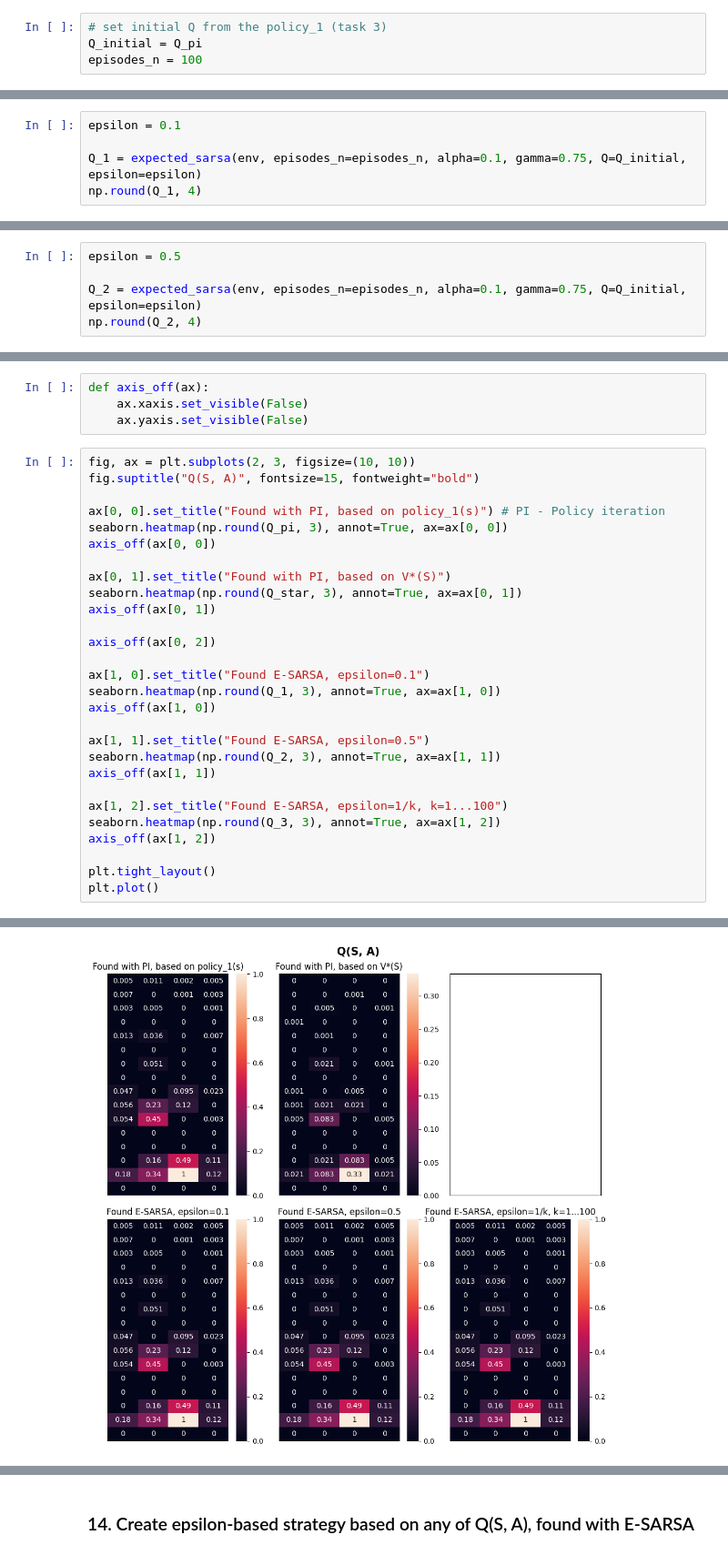
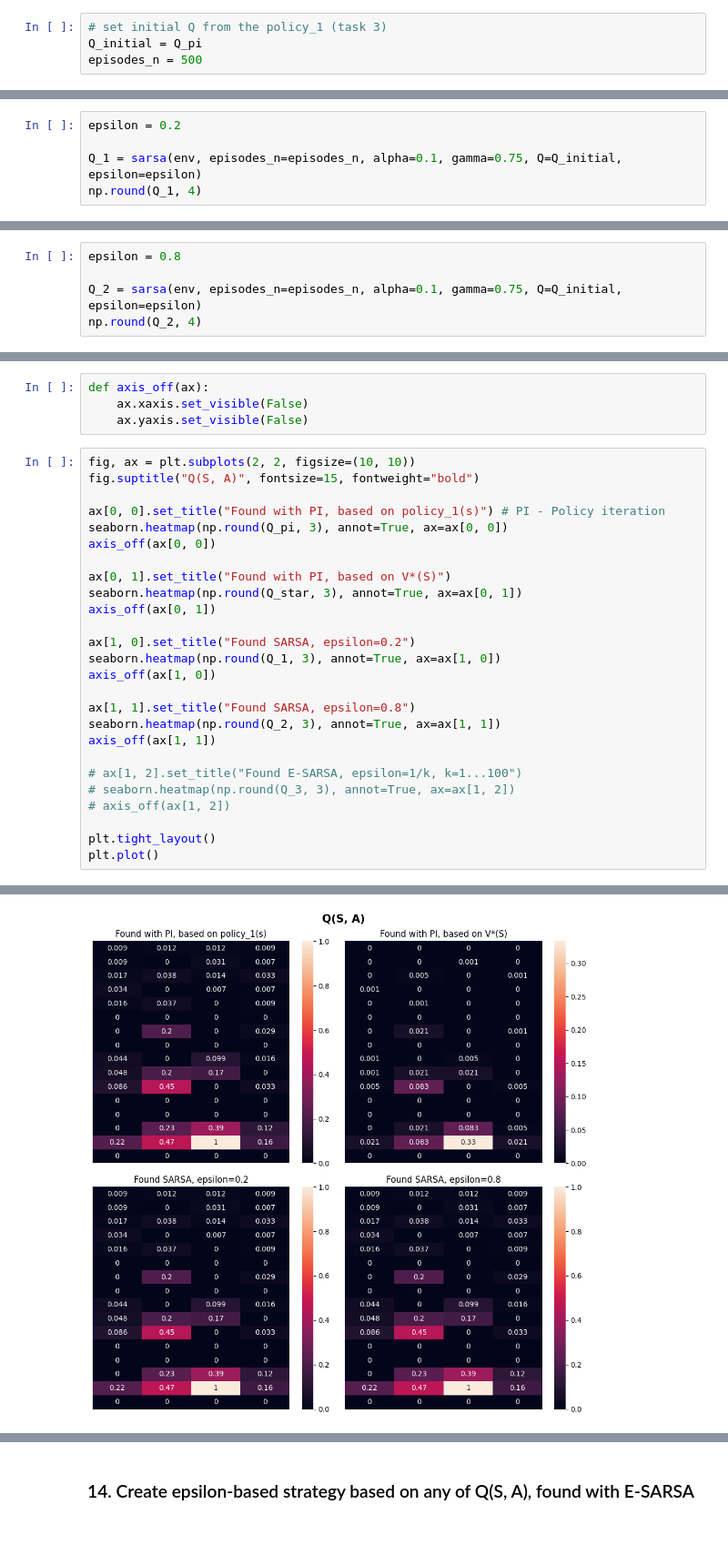
Before and after one commit to AnnaBozhenko/RL, a Jupyter notebook: lab_1/lab_1.ipynb, the cells around one changed output, grey strips where cells are left out. Shown at 91% size. Saved outputs shown, nothing was run; the diff lists cells and outputs as text.

Commit message:
E-SARSA was replaced with SARSA, 50 episodes were run, graphs are rendered.

```diff
--- a/lab_1/lab_1.ipynb
+++ b/lab_1/lab_1.ipynb
@@ -446,14 +471,14 @@ def expected_sarsa(env, episodes_n, alpha, gamma, Q, epsilon=None):
 # %%
 # set initial Q from the policy_1 (task 3)
 Q_initial = Q_pi
-episodes_n = 100
+episodes_n = 500
 # %% [markdown]
 ### 13. Evaluate Q*(S, A) with E-SARSA
 # %% [markdown]
 13.a epsilon is constant
 # %%
-epsilon = 0.1
+epsilon = 0.2
 
-Q_1 = expected_sarsa(env, episodes_n=episodes_n, alpha=0.1, gamma=0.75, Q=Q_initial, epsilon=epsilon)
+Q_1 = sarsa(env, episodes_n=episodes_n, alpha=0.1, gamma=0.75, Q=Q_initial, epsilon=epsilon)
 np.round(Q_1, 4)
 # %% [output]
@@ -475,7 +500,7 @@ array([[4.900e-03, 1.512e-01, 1.800e-03, 6.600e-03],
        [0.000e+00, 0.000e+00, 0.000e+00, 0.000e+00]])
 # %%
-epsilon = 0.5
+epsilon = 0.8
 
-Q_2 = expected_sarsa(env, episodes_n=episodes_n, alpha=0.1, gamma=0.75, Q=Q_initial, epsilon=epsilon)
+Q_2 = sarsa(env, episodes_n=episodes_n, alpha=0.1, gamma=0.75, Q=Q_initial, epsilon=epsilon)
 np.round(Q_2, 4)
 # %% [output]
@@ -527,34 +552,32 @@ def axis_off(ax):
     ax.xaxis.set_visible(False)
     ax.yaxis.set_visible(False)
 # %%
-fig, ax = plt.subplots(2, 3, figsize=(10, 10))
+fig, ax = plt.subplots(2, 2, figsize=(10, 10))
 fig.suptitle("Q(S, A)", fontsize=15, fontweight="bold")
 
 ax[0, 0].set_title("Found with PI, based on policy_1(s)") # PI - Policy iteration
 seaborn.heatmap(np.round(Q_pi, 3), annot=True, ax=ax[0, 0])
 axis_off(ax[0, 0])
 
 ax[0, 1].set_title("Found with PI, based on V*(S)")
 seaborn.heatmap(np.round(Q_star, 3), annot=True, ax=ax[0, 1])
 axis_off(ax[0, 1])
 
-axis_off(ax[0, 2])
-
-ax[1, 0].set_title("Found E-SARSA, epsilon=0.1")
+ax[1, 0].set_title("Found SARSA, epsilon=0.2")
 seaborn.heatmap(np.round(Q_1, 3), annot=True, ax=ax[1, 0])
 axis_off(ax[1, 0])
 
-ax[1, 1].set_title("Found E-SARSA, epsilon=0.5")
+ax[1, 1].set_title("Found SARSA, epsilon=0.8")
 seaborn.heatmap(np.round(Q_2, 3), annot=True, ax=ax[1, 1])
 axis_off(ax[1, 1])
 
-ax[1, 2].set_title("Found E-SARSA, epsilon=1/k, k=1...100")
-seaborn.heatmap(np.round(Q_3, 3), annot=True, ax=ax[1, 2])
-axis_off(ax[1, 2])
+# ax[1, 2].set_title("Found E-SARSA, epsilon=1/k, k=1...100")
+# seaborn.heatmap(np.round(Q_3, 3), annot=True, ax=ax[1, 2])
+# axis_off(ax[1, 2])
 
 plt.tight_layout()
 plt.plot()
 # %% [output]
 []
-[figure, old version]
+[figure, new version]
 # %%
```
Also changed, not shown: parts of 19 cells of this notebook.
